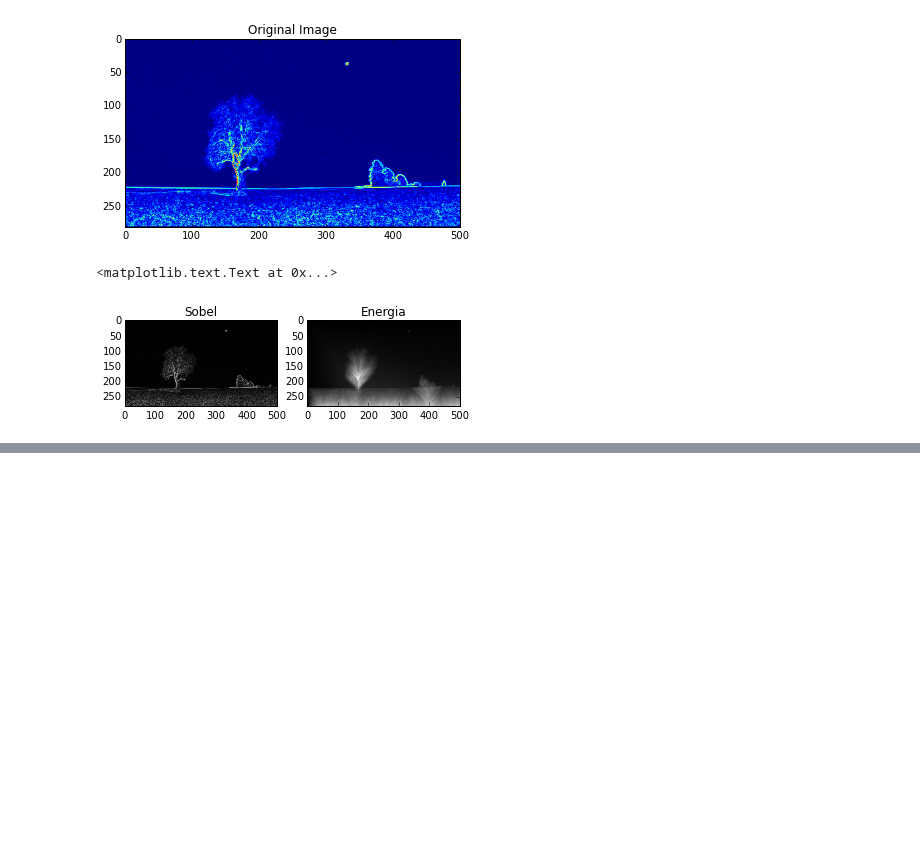
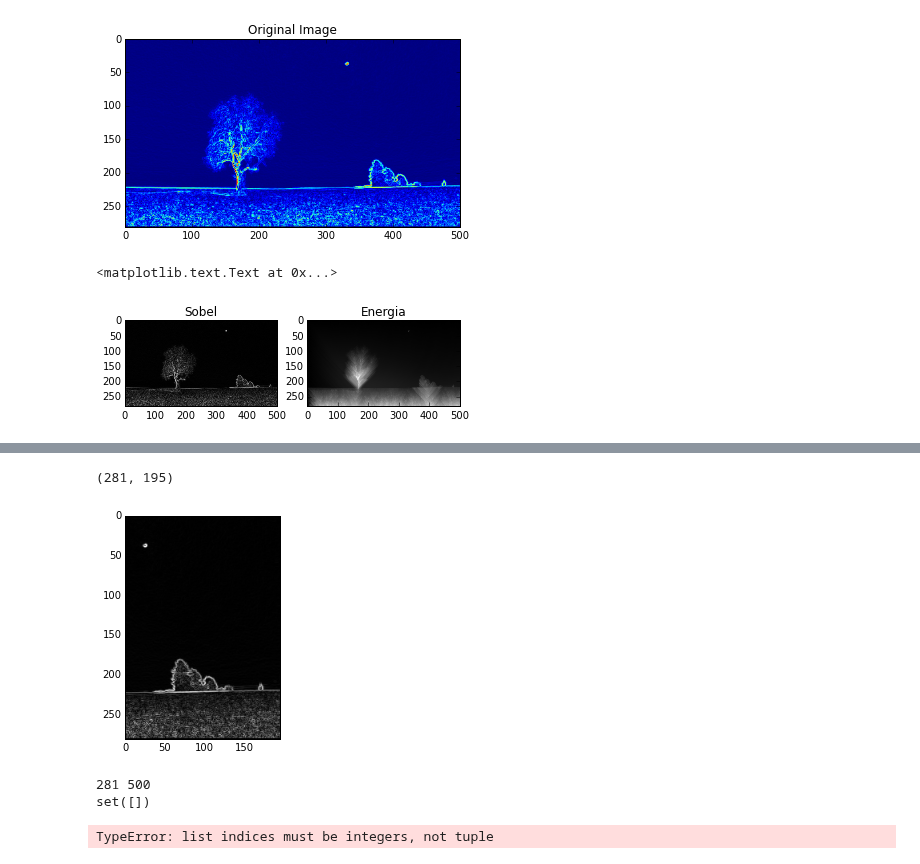
Before and after one commit to cnavas88/Image-Processing, a Jupyter notebook: practica3/Practica3.ipynb, the cells around one changed output, grey strips where cells are left out. Drawn from its saved outputs; the diff is of its cells as text; code cells hidden in the pictures; blank space fills up the shorter version.

Commit message:
funcionalitat de borrar el cami OK

```diff
--- a/practica3/Practica3.ipynb
+++ b/practica3/Practica3.ipynb
@@ -119,0 +125,48 @@ None
+# %%
+def borrar_cami (img, path):
+    height, width = img.shape[:2]
+    i = np.zeros((height, width-1))
+    path_cpy = set(path)
+    visitat = set()
+    for x in range(height):
+        for y in range(width):
+            if (x,y) not in path_cpy and x not in visitat:
+                i[x,y] = img[x,y]
+            elif (x,y) in path_cpy:
+                visitat.add(x)
+            else:
+                i[x,y-1] = img[x,y]
+    #print "Deletion Complete."
+    return i;
+
+for t in range (100):
+    #####################Aqui es te que cridar la funcio qu
+    grad=borrar_cami(grad,path)
+plt.imshow(normalitzar(grad), cmap="gray")
+print grad.shape
+# %% [output]
+(281, 195)
+[figure, added]
+# %%
+    i=path
+    #print "Deleting Vertical Seam..."
+    img_height, img_width = img.shape[:2]
+    print img_height, img_width
+    #i = np.zeros((img_height, img_width-1, img.shape[2]))
+
+    #path_set = set(path)
+    seen_set = set()
+    print seen_set
+    for x in range(img_height):
+        for y in range(img_width):
+            if (x,y) not in path and x not in seen_set:
+                i[x,y] = img[x,y]
+    #        elif (x,y) in path_set:
+    #            seen_set.add(x)
+    #        else:
+    #            i[x,y-1] = img[x,y]
+    #print "Deletion Complete."
+# %% [output]
+281 500
+set([])
+TypeError: list indices must be integers, not tuple
```
Also changed, not shown: parts of 4 cells of this notebook.
